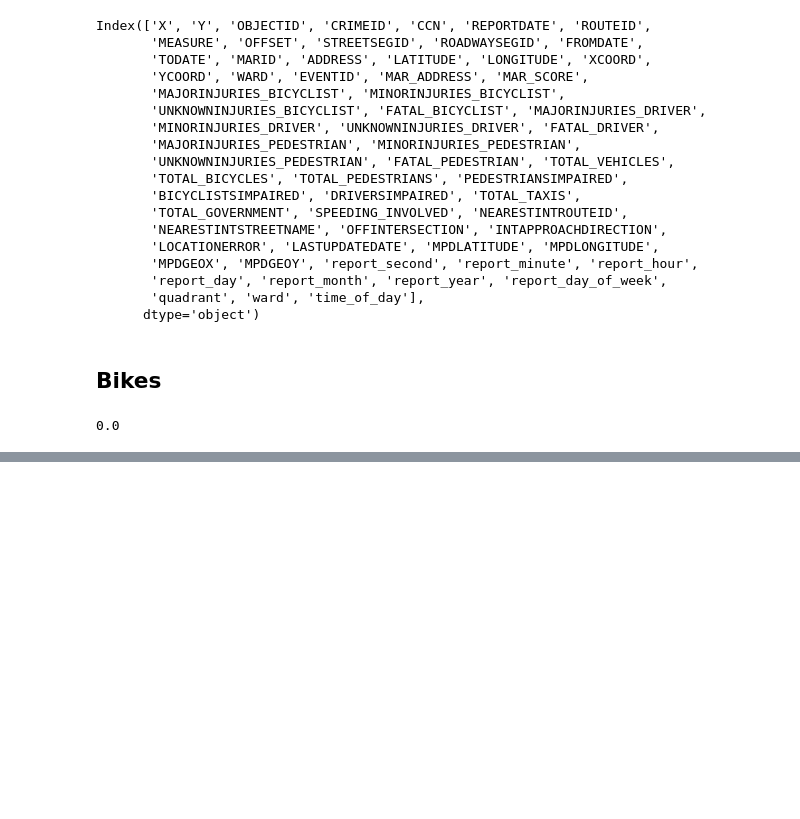
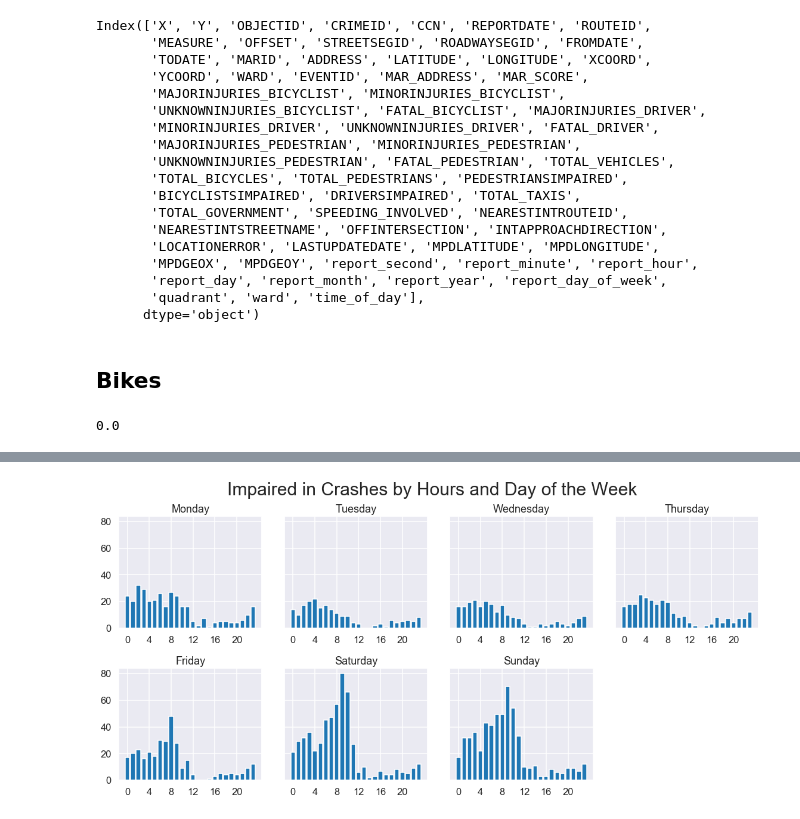
Before and after one commit to aschams/FlatironProject3, a Jupyter notebook: DC_Crashes-as.ipynb, the cells around one changed output, grey strips where cells are left out. Saved outputs shown, nothing was run; the diff lists cells and outputs as text; code cells hidden in the pictures; blank space fills up the shorter version.

```diff
--- a/DC_Crashes-as.ipynb
+++ b/DC_Crashes-as.ipynb
@@ -374,0 +442,18 @@ asf.permutation_test(bikes_early_morning, bikes_night, 100000)
+# %%
+pivot = pd.pivot_table(df_merged, index="report_hour", columns="report_day_of_week", values="impaired", aggfunc=np.sum)
+fig, ax = plt.subplots(2,4, sharey=True, figsize=(16,8))
+fig.suptitle("Impaired in Crashes by Hours and Day of the Week", fontsize=30)
+for i in range(7):
+    row = int(i/4)
+    col = i%4
+    ax[row, col].bar(pivot.index, pivot.loc[:,i])
+    ax[row, col].title.set_text(day_of_week[i])
+    ax[row, col].set_xticks(range(0, 24, 4))
+
+ax[1,3].patch.set_visible(False)
+ax[1,3].set_xticks([])
+fig.subplots_adjust(hspace=0.2)
+plt.tight_layout(rect=[0, 0.03, 1, 0.95])
+fig.patch.set_alpha(0)
+# %% [output]
+[figure, added]
```
Also changed, not shown: parts of 18 cells of this notebook, 1 other file.
